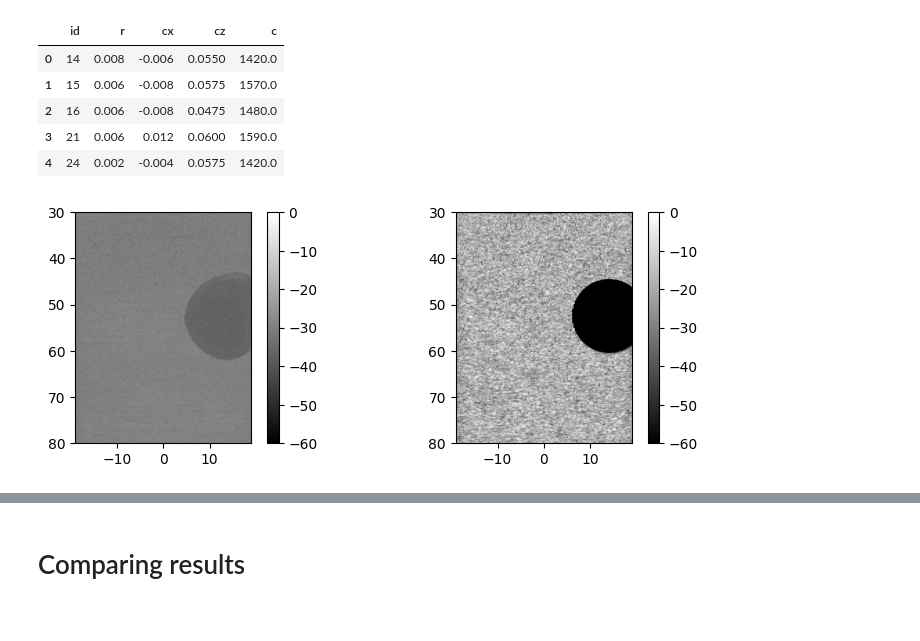
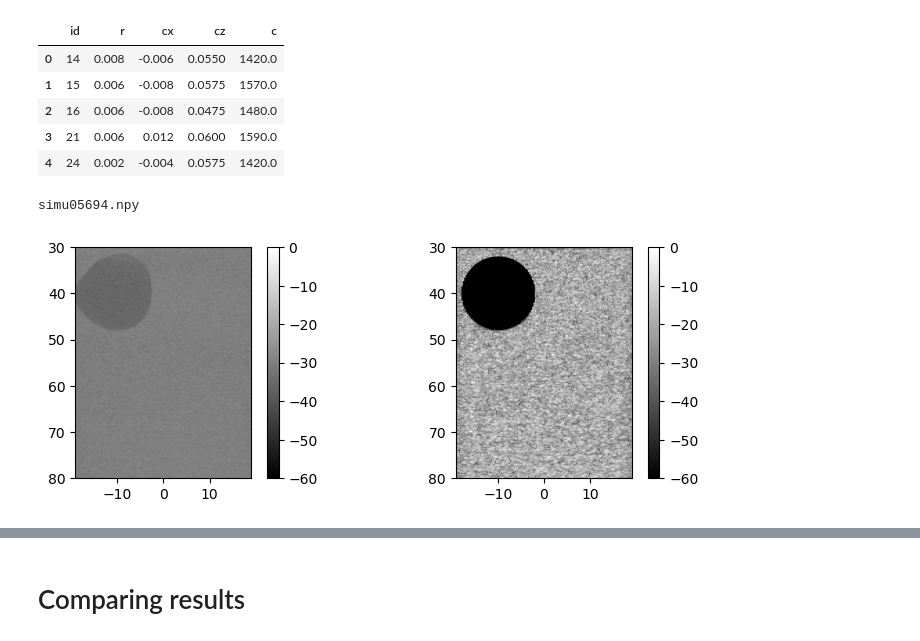
Before and after one commit to SebastianMerino/DiffusionBeamformer, a Jupyter notebook: compute_metrics.ipynb, the cells around one changed output, grey strips where cells are left out. Saved outputs shown, nothing was run; the diff lists cells and outputs as text; code cells hidden in the pictures.

```diff
--- a/compute_metrics.ipynb
+++ b/compute_metrics.ipynb
@@ -164,9 +171,10 @@ df.head()
 | 3 | 21 | 0.006 | 0.012 | 0.0600 | 1590.0 |
 | 4 | 24 | 0.002 | -0.004 | 0.0575 | 1420.0 |
 # %%
+from compute_metrics import *
 import pickle
 from pathlib import Path
-gen_folder = Path(r'F:\simulatedCystDataset\testing\generated')
+gen_folder = Path(r'C:\Users\u_imagenes\Documents\smerino\testing\generated')
 testing_file_list = os.listdir(gen_folder)
 
 with open('common_params.pkl','rb') as f:
@@ -177,25 +185,27 @@ grid = make_pixel_grid_from_pos(x_pos=laterals, z_pos=depths)
 # %%
 from matplotlib import pyplot as plt
 
-file = testing_file_list[25]
+file = input_file_list[35 * BATCH_SIZE+ 5]
+print(file)
 bmode_output = np.load(gen_folder / file).squeeze()
 bmode_output = (bmode_output + 1) * 30 - 60
 
-target_folder = Path(r'F:\simulatedCystDataset\testing\target')
+target_folder = Path(r'C:\Users\u_imagenes\Documents\smerino\testing\target_enh')
 target = np.load(target_folder / file)
 target = (target * 60) - 60
 
 extent = [laterals[0] * 1e3, laterals[-1] * 1e3, depths[-1] * 1e3, depths[0] * 1e3]
 plt.figure(figsize=(9, 3))
 plt.subplot(1, 2, 1)
 plt.imshow(bmode_output, cmap="gray", vmin=-60, vmax=0, extent=extent, origin="upper")
 plt.colorbar()
 plt.subplot(1, 2, 2)
 plt.imshow(target, cmap="gray", vmin=-60, vmax=0, extent=extent, origin="upper")
 plt.colorbar()
 plt.show()
 # %% [output]
+simu05694.npy
-[figure, old version]
+[figure, new version]
 # %%
 from metrics import compute_metrics
 for id, file in enumerate(testing_file_list):
```
Also changed, not shown: parts of 24 cells of this notebook, 6 other files.
